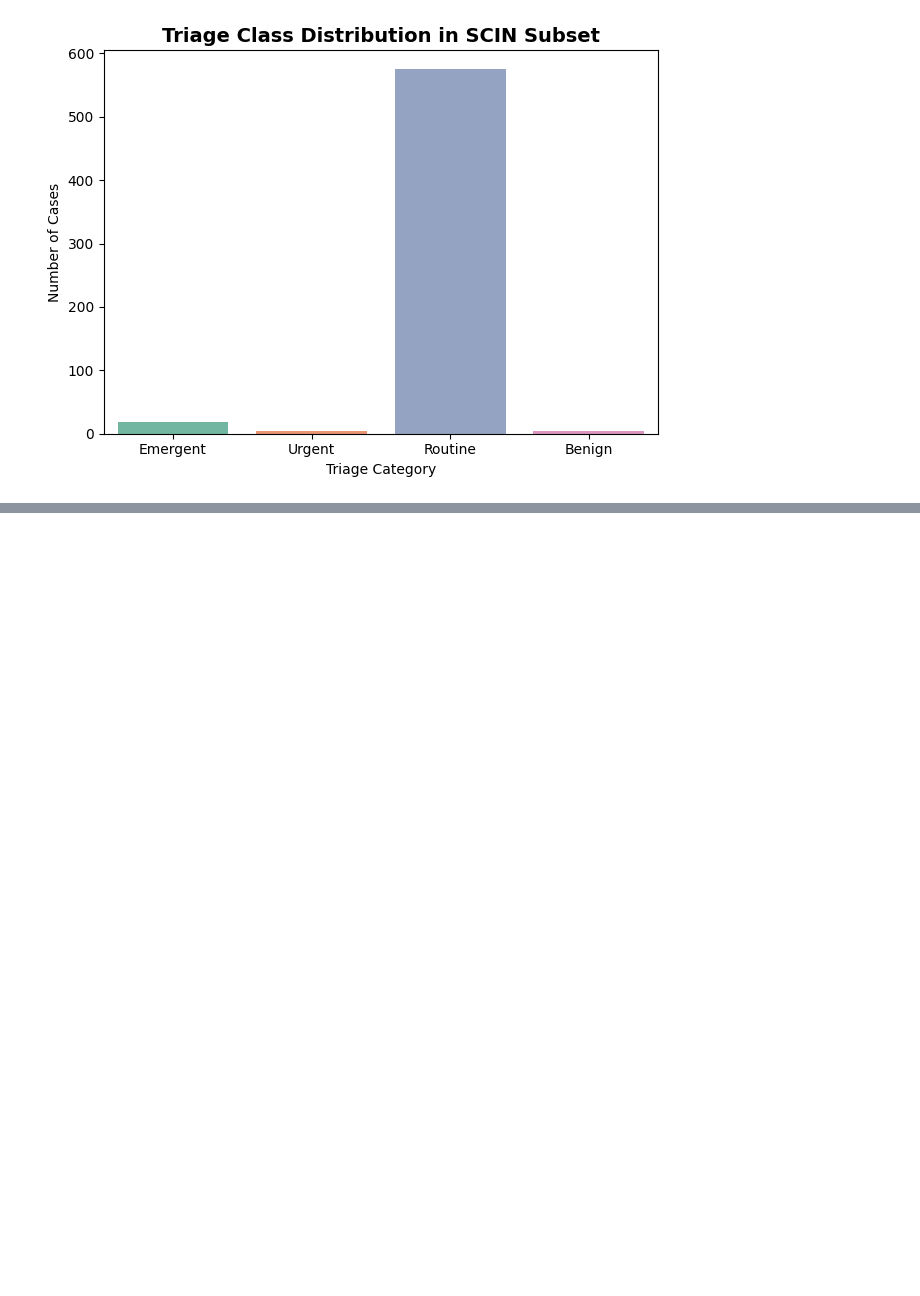
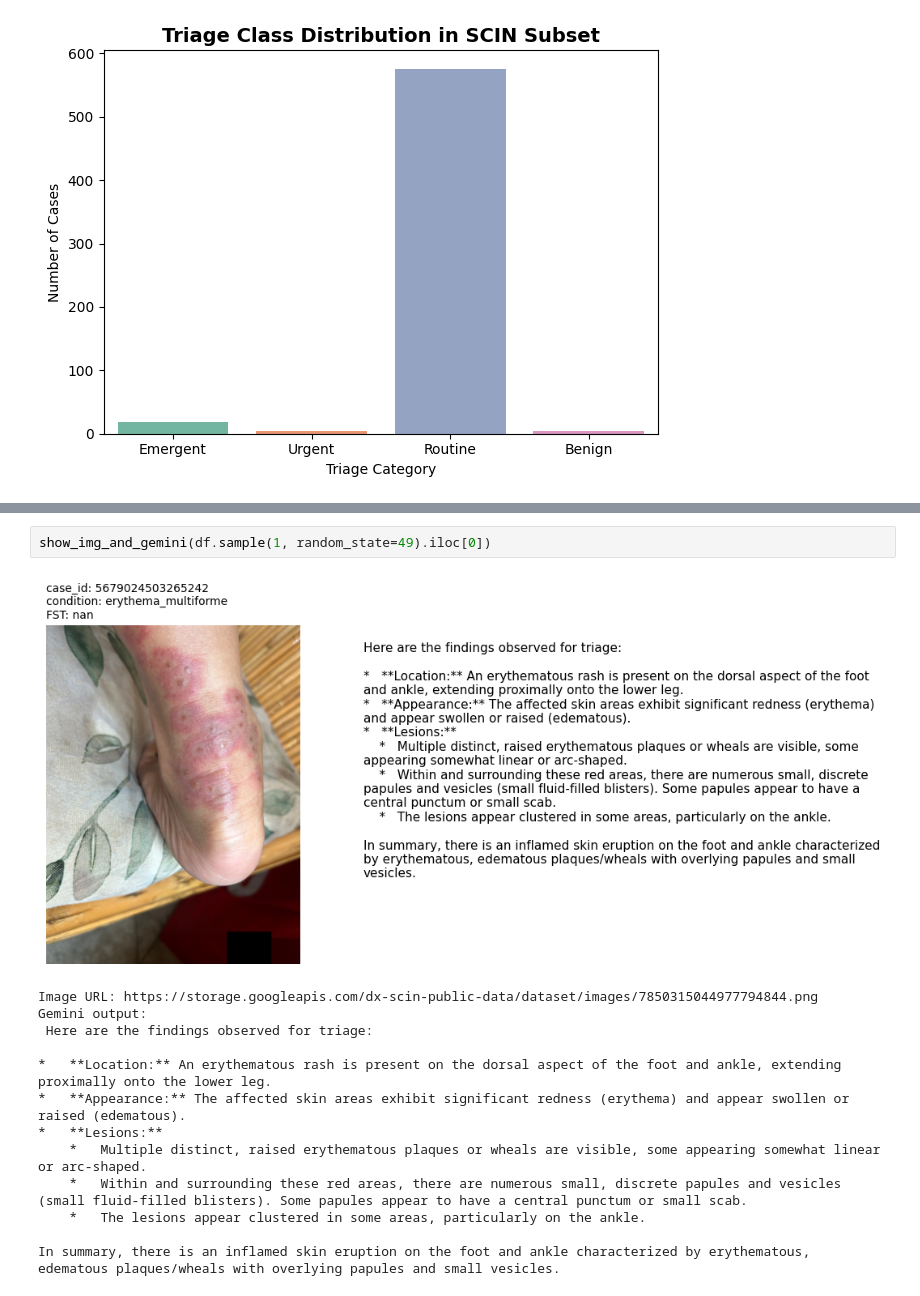
Before and after one commit to mdiazmat/DSBA6165Project, a Jupyter notebook: SCIN_Dataset.ipynb, the cells around one changed output, grey strips where cells are left out. Cells and saved outputs as stored; diff of their text form; blank space fills up the shorter version.

```diff
--- a/SCIN_Dataset.ipynb
+++ b/SCIN_Dataset.ipynb
@@ -349,0 +390,16 @@ The overall impression is of an inflamed and irritated skin presentation involvi
+# %%
+show_img_and_gemini(df.sample(1, random_state=49).iloc[0])
+# %% [output]
+[figure, added]
+Image URL: https://storage.googleapis.com/dx-scin-public-data/dataset/images/7850315044977794844.png
+Gemini output:
+ Here are the findings observed for triage:
+
+*   **Location:** An erythematous rash is present on the dorsal aspect of the foot and ankle, extending proximally onto the lower leg.
+*   **Appearance:** The affected skin areas exhibit significant redness (erythema) and appear swollen or raised (edematous).
+*   **Lesions:**
+    *   Multiple distinct, raised erythematous plaques or wheals are visible, some appearing somewhat linear or arc-shaped.
+    *   Within and surrounding these red areas, there are numerous small, discrete papules and vesicles (small fluid-filled blisters). Some papules appear to have a central punctum or small scab.
+    *   The lesions appear clustered in some areas, particularly on the ankle.
+
+In summary, there is an inflamed skin eruption on the foot and ankle characterized by erythematous, edematous plaques/wheals with overlying papules and small vesicles.
```
Also changed, not shown: parts of 8 cells of this notebook.
